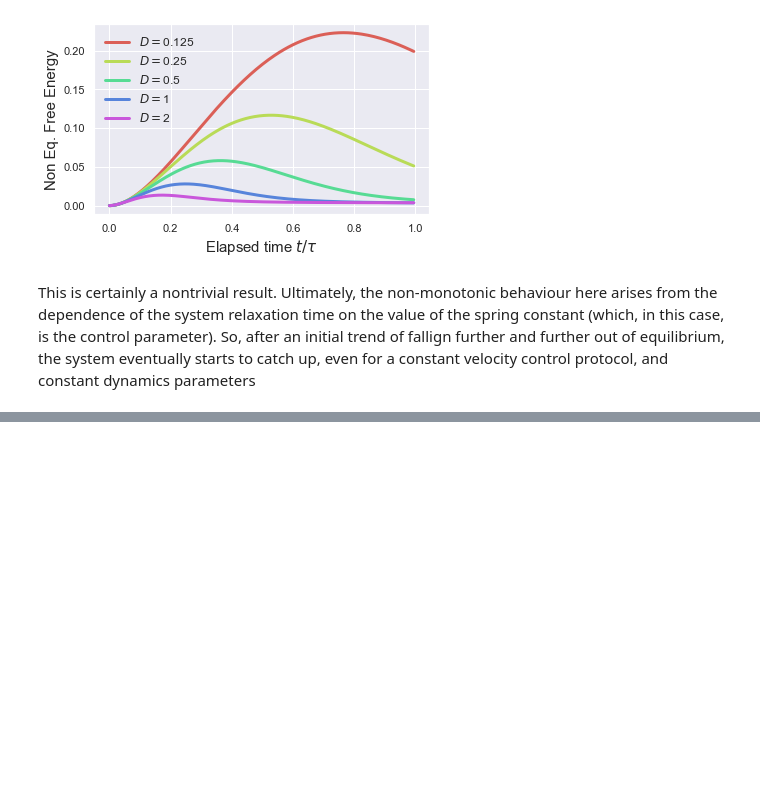
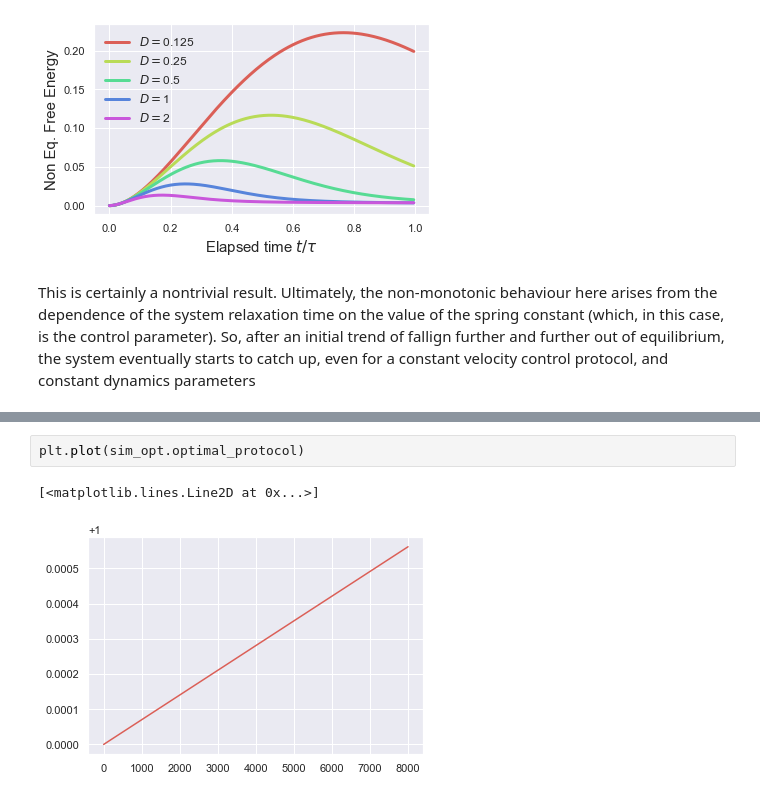
Before and after one commit to StevenJLarge/FokkerPlanck, a Jupyter notebook: notebooks/05-slarge-breathing-trap.ipynb, the cells around one changed output, grey strips where cells are left out. Saved outputs shown, nothing was run; the diff lists cells and outputs as text; blank space fills up the shorter version.

```diff
--- a/notebooks/05-slarge-breathing-trap.ipynb
+++ b/notebooks/05-slarge-breathing-trap.ipynb
@@ -472,2 +514,7 @@ res_opt = sim_naive.run_optimal_simulation(0.5, 4.0)
+# %%
+plt.plot(sim_opt.optimal_protocol)
+# %% [output]
+[<matplotlib.lines.Line2D at 0x...>]
+[figure, added]
 # %%
 fig, ax = plt.subplots(1, 1, figsize=(6, 3.5))
```
Also changed, not shown: parts of 6 cells of this notebook.
